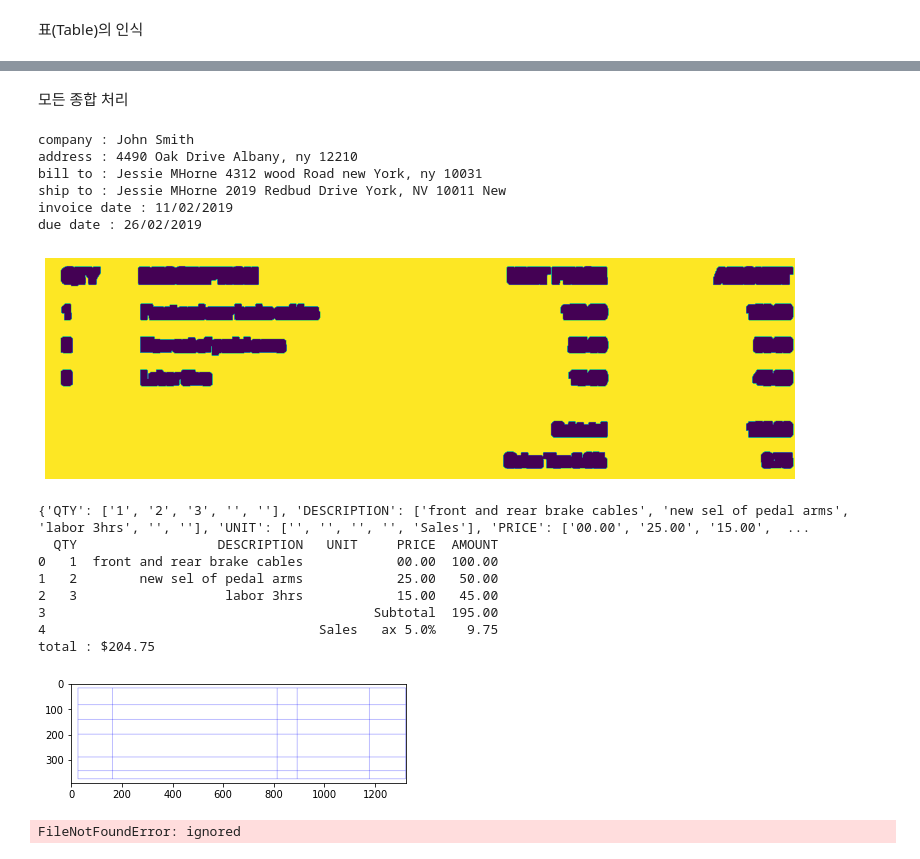
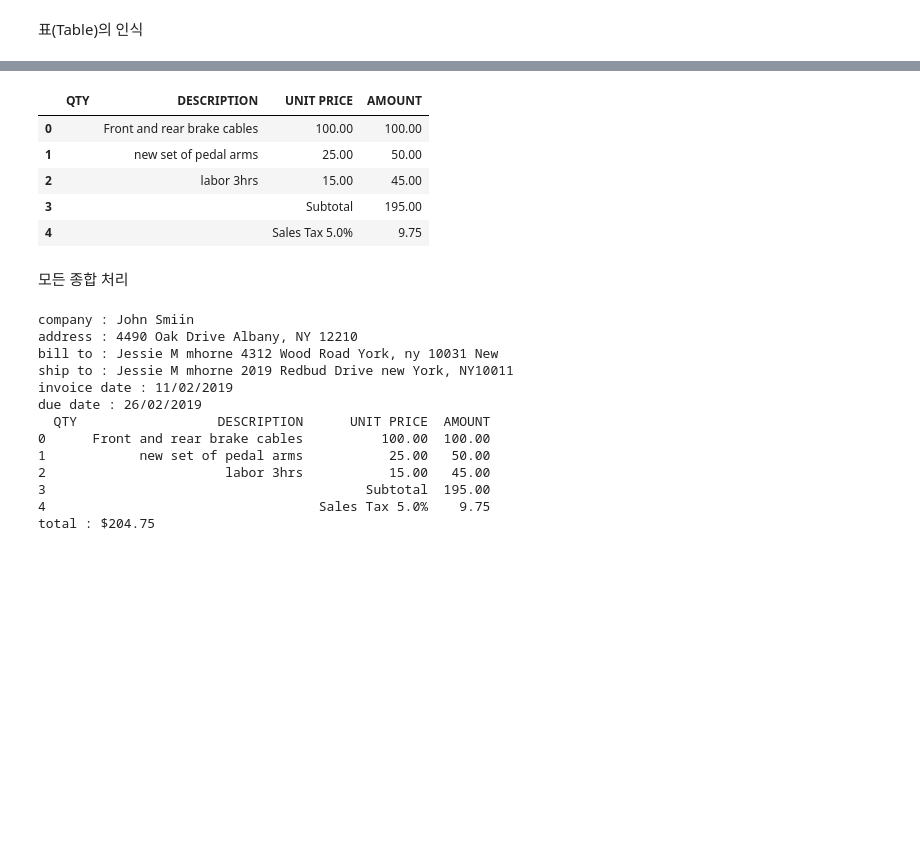
Before and after one commit to dolmani38/OCR, a Jupyter notebook: Untitled19.ipynb, the cells around one changed output, grey strips where cells are left out. Saved outputs shown, nothing was run; the diff lists cells and outputs as text; code cells hidden in the pictures; blank space fills up the shorter version.

```diff
--- a/Untitled19.ipynb
+++ b/Untitled19.ipynb
@@ -403,8 +362,10 @@ def preprocessing_part_image(img, temp_file_name = 'out.png', scale_percent = 20
 for k in pattern_type1:
     # Create a Rectangle patch
     r = pattern_type1[k]
+    if k == 'table':
+        r = r['rect']
     text_part=im_data[r[1]:r[3],r[0]:r[2],:]
-    results = reader.readtext(preprocessing_part_image(text_part,temp_file_name=k+'.png'),detail=1)
+    results = reader.readtext(preprocessing_part_image(text_part),detail=1)
     texts = ""
     for result in results:
         rect = result[0]
@@ -425,8 +386,11 @@ total : $204.75(0.5697203874588013)
 # %% [markdown]
 이미지 보정 + spelling 보정
 # %%
-def recognition_correction(anchor_text,text_part_image,scale_percent = 200,rate_threshold=0.4):
-    results = reader.readtext(preprocessing_part_image(text_part_image,temp_file_name=anchor_text+'.png',scale_percent=scale_percent),detail=1)
+def recognition_correction(text_part_image,scale_percent = 200,rate_threshold=0.4):
+    if scale_percent <= 100 or scale_percent == None:
+        results = reader.readtext(text_part_image,detail=1)
+    else:
+        results = reader.readtext(preprocessing_part_image(text_part_image,scale_percent=scale_percent),detail=1)
     texts = []
     infos = []
     for result in results:
@@ -451,7 +415,9 @@ def recognition_correction(anchor_text,text_part_image,scale_percent = 200,rate_
 for k in pattern_type1:
     # Create a Rectangle patch
     r = pattern_type1[k]
+    if k == 'table':
+        r = r['rect']
     text_part=im_data[r[1]:r[3],r[0]:r[2],:]
-    text,infos = recognition_correction(k,text_part)
+    text,infos = recognition_correction(text_part)
     print(k,':',text.strip(),infos)
 # %% [output]
@@ -666,3 +433,0 @@ td = TableImage2DataFrame('https://github.com/dolmani38/OCR/blob/main/tables/lis
-# %%
-df = td.recognize_table(with_border=True,scale_percent=300)
-df
@@ -685,34 +501,38 @@ df
+# %%
+tf = TableImage2DataFrame(im_data,pattern_type1['table'])
+df = tf.get_table_data(scale_percent = 100)
+df
+# %% [output]
+|  | QTY | DESCRIPTION | UNIT PRICE | AMOUNT |
+| 0 |  | Front and rear brake cables | 100.00 | 100.00 |
+| 1 |  | new set of pedal arms | 25.00 | 50.00 |
+| 2 |  | labor 3hrs | 15.00 | 45.00 |
+| 3 |  |  | Subtotal | 195.00 |
+| 4 |  |  | Sales Tax 5.0% | 9.75 |
 # %% [markdown]
 모든 종합 처리
 # %%
 for k in pattern_type1:
     r = pattern_type1[k]
-    text_part=im_data[r[1]:r[3],r[0]:r[2],:]
-    text,infos = recognition_correction(k,text_part)
-    if k == 'list':
-        td = TableImage2DataFrame('list.png')
-        df = td.recognize_table(with_border=False,scale_percent=150)
+    if k == 'table':
+        td = TableImage2DataFrame(im_data,r)
+        df = td.get_table_data(scale_percent=100)
         print(df)
     else:
+        text_part=im_data[r[1]:r[3],r[0]:r[2],:]
+        text,infos = recognition_correction(text_part)
         print(k,':',text.strip())
 # %% [output]
-company : John Smith
-address : 4490 Oak Drive Albany, ny 12210
-bill to : Jessie MHorne 4312 wood Road new York, ny 10031
-ship to : Jessie MHorne 2019 Redbud Drive York, NV 10011 New
+company : John Smiin
+address : 4490 Oak Drive Albany, NY 12210
+bill to : Jessie M mhorne 4312 Wood Road York, ny 10031 New
+ship to : Jessie M mhorne 2019 Redbud Drive new York, NY10011
 invoice date : 11/02/2019
 due date : 26/02/2019
+  QTY                  DESCRIPTION      UNIT PRICE  AMOUNT
+0      Front and rear brake cables          100.00  100.00
+1            new set of pedal arms           25.00   50.00
+2                       labor 3hrs           15.00   45.00
+3                                         Subtotal  195.00
+4                                   Sales Tax 5.0%    9.75
+total : $204.75
-[figure, removed]
-{'QTY': ['1', '2', '3', '', ''], 'DESCRIPTION': ['front and rear brake cables', 'new sel of pedal arms', 'labor 3hrs', '', ''], 'UNIT': ['', '', '', '', 'Sales'], 'PRICE': ['00.00', '25.00', '15.00',  ...
-  QTY                  DESCRIPTION   UNIT     PRICE  AMOUNT
-0   1  front and rear brake cables            00.00  100.00
-1   2        new sel of pedal arms            25.00   50.00
-2   3                   labor 3hrs            15.00   45.00
-3                                          Subtotal  195.00
-4                                   Sales   ax 5.0%    9.75
-total : $204.75
-[figure, removed]
-# %%
-td = TableImage2DataFrame('list5.png')
-# %% [output]
-FileNotFoundError: ignored
```
Also changed, not shown: parts of 23 cells of this notebook.
